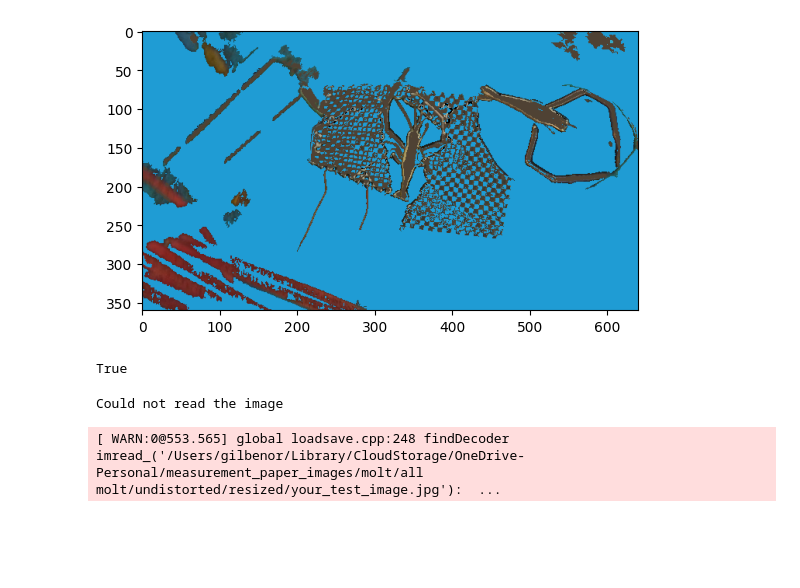
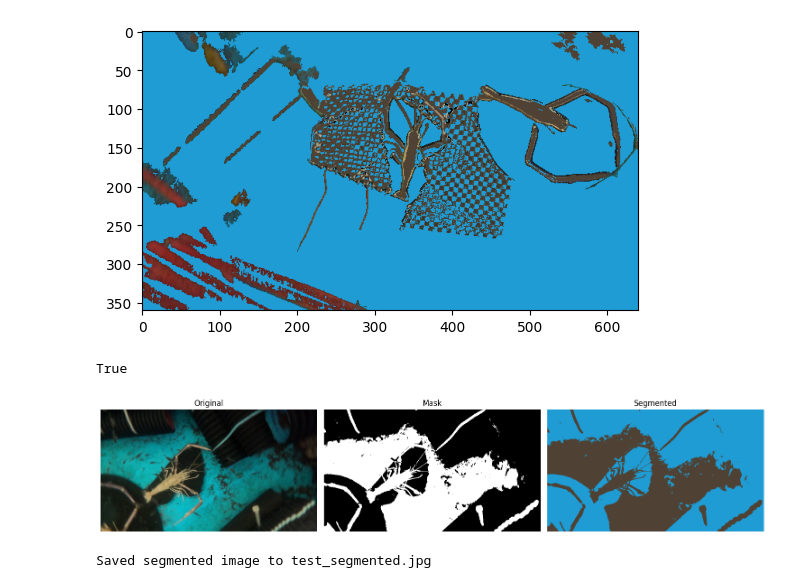
Before and after one commit to gbo999/Computer-Vision-for-Aquaculture-Monitoring-Robot, a Jupyter notebook: fifty_one/measurements/molt.ipynb, the cells around one changed output. Cells and saved outputs as stored; diff of their text form; code cells hidden in the pictures; blank space fills up the shorter version.

Commit message:
measurement stats and exuviae

```diff
--- a/fifty_one/measurements/molt.ipynb
+++ b/fifty_one/measurements/molt.ipynb
@@ -2785,9 +2785,7 @@ for image_file in tqdm(image_files):
 # %%
 import cv2
 import numpy as np
-import matplotlib.pyplot as plt
-
-# Test on a single image
+import matplotlib.pyplot as plt# Test on a single image
 input_image = "/Users/gilbenor/Library/CloudStorage/OneDrive-Personal/measurement_paper_images/molt/all molt/undistorted/resized/undistorted_GX010194_26_373.jpg"  # Replace with your test image path
 output_image = "test_segmented.jpg"
 
@@ -2801,45 +2799,45 @@ if img is not None:
     # Convert to grayscale
     gray = cv2.cvtColor(img, cv2.COLOR_BGR2GRAY)
 
-    # Much stricter threshold for very dark (black) areas
-    _, mask = cv2.threshold(gray, 30, 255, cv2.THRESH_BINARY)  # Lowered threshold to 30
+    # Simple threshold for dark areas (black backgrounds)
+    _, mask = cv2.threshold(gray, 60, 255, cv2.THRESH_BINARY)  # Note: Removed _INV
 
     # Create the segmented image
     segmented = np.zeros_like(img)
 
-    # Apply colors directly - everything turquoise except very dark areas
-    segmented[mask > 0] = TURQUOISE_COLOR
-    segmented[mask == 0] = AZURE_COLOR
+    # Apply colors directly - everything turquoise except dark areas
+    segmented[mask > 0] = AZURE_COLOR  # Light areas get turquoise
+    segmented[mask == 0] = TURQUOISE_COLOR     # Dark areas get azure
 
     # Create figure with subplots
     plt.figure(figsize=(15, 5))
 
     # Original image
     plt.subplot(131)
     plt.imshow(cv2.cvtColor(img, cv2.COLOR_BGR2RGB))
     plt.title('Original')
     plt.axis('off')
 
     # Mask
     plt.subplot(132)
     plt.imshow(mask, cmap='gray')
     plt.title('Mask')
     plt.axis('off')
 
     # Segmented result
     plt.subplot(133)
     plt.imshow(segmented)
     plt.title('Segmented')
     plt.axis('off')
 
     plt.tight_layout()
     plt.show()
 
     # Save the result
     cv2.imwrite(output_image, segmented)
     print(f"Saved segmented image to {output_image}")
 else:
     print("Could not read the image")
 # %% [output]
+[figure, added]
-Could not read the image
+Saved segmented image to test_segmented.jpg
-[ WARN:0@553.565] global loadsave.cpp:248 findDecoder imread_('/Users/gilbenor/Library/CloudStorage/OneDrive-Personal/measurement_paper_images/molt/all molt/undistorted/resized/your_test_image.jpg'):  ...
```
Also changed, not shown: parts of 1 cell of this notebook, 11 other files.
